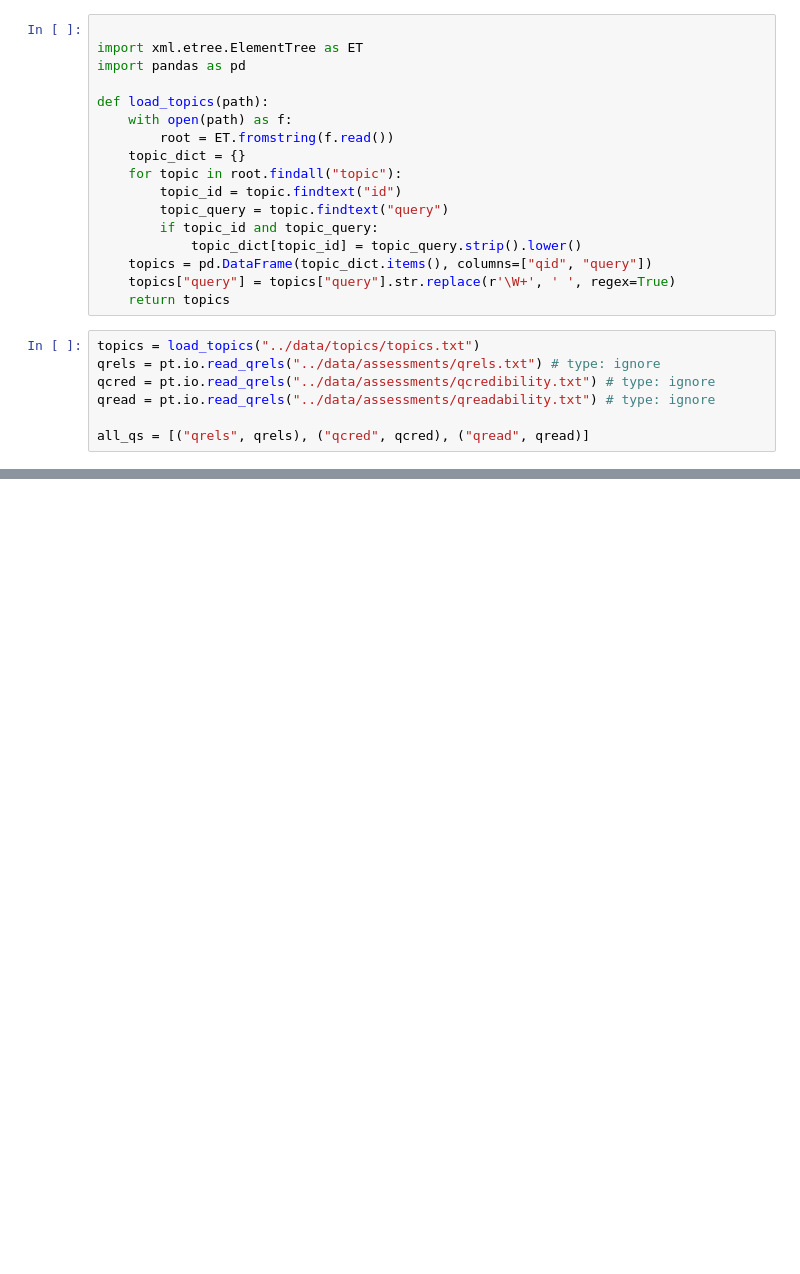
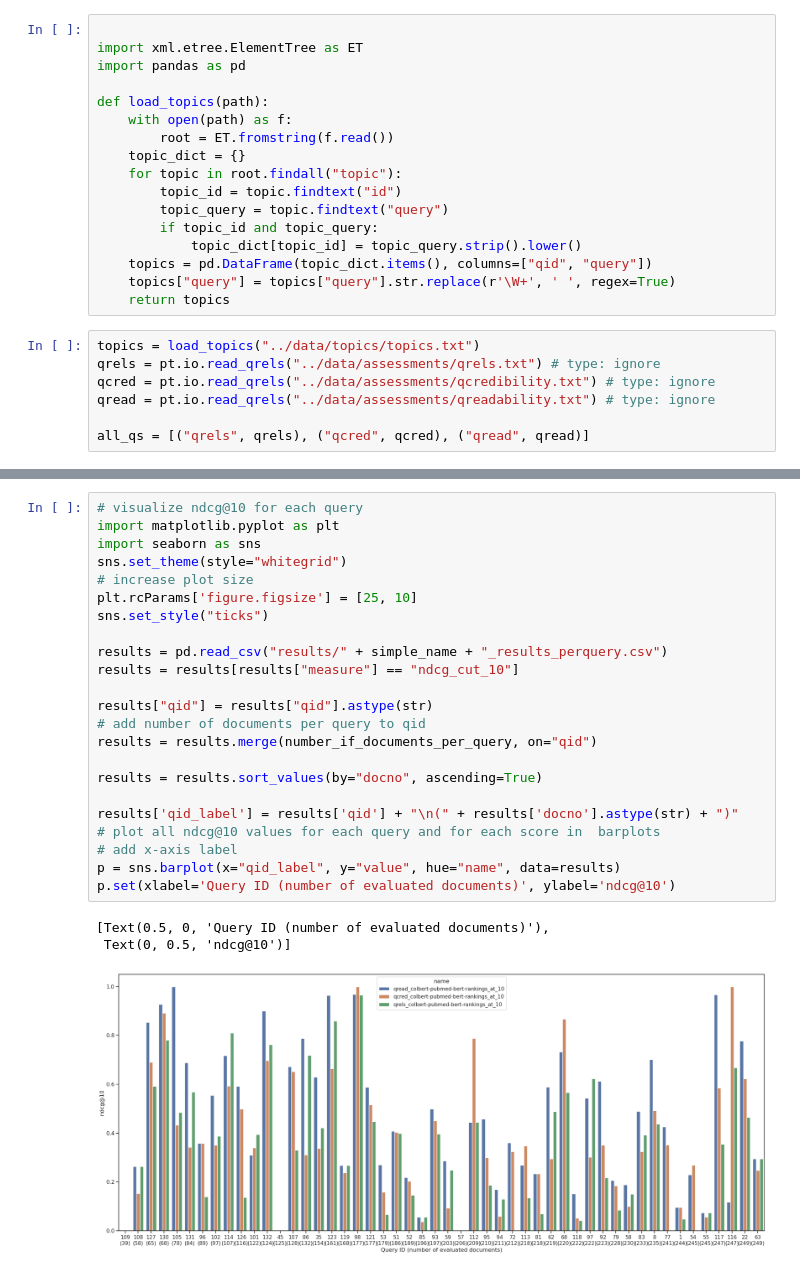
Before and after one commit to JoProbst/ThesisCode, a Jupyter notebook: evaluation/evaluate_external_results.ipynb, the cells around one changed output, grey strips where cells are left out. Cells and saved outputs as stored; diff of their text form; blank space fills up the shorter version.

```diff
--- a/evaluation/evaluate_external_results.ipynb
+++ b/evaluation/evaluate_external_results.ipynb
@@ -68,0 +86,27 @@ results.to_csv("results/" + simple_name + "_results.csv")
+# %%
+# visualize ndcg@10 for each query
+import matplotlib.pyplot as plt
+import seaborn as sns
+sns.set_theme(style="whitegrid")
+# increase plot size
+plt.rcParams['figure.figsize'] = [25, 10]
+sns.set_style("ticks")
+
+results = pd.read_csv("results/" + simple_name + "_results_perquery.csv")
+results = results[results["measure"] == "ndcg_cut_10"]
+
+results["qid"] = results["qid"].astype(str)
+# add number of documents per query to qid
+results = results.merge(number_if_documents_per_query, on="qid")
+
+results = results.sort_values(by="docno", ascending=True)
+
+results['qid_label'] = results['qid'] + "\n(" + results['docno'].astype(str) + ")"
+# plot all ndcg@10 values for each query and for each score in  barplots
+# add x-axis label
+p = sns.barplot(x="qid_label", y="value", hue="name", data=results)
+p.set(xlabel='Query ID (number of evaluated documents)', ylabel='ndcg@10')
+# %% [output]
+[Text(0.5, 0, 'Query ID (number of evaluated documents)'),
+ Text(0, 0.5, 'ndcg@10')]
+[figure, added]
```
Also changed, not shown: parts of 9 cells of this notebook, 20 other files.
